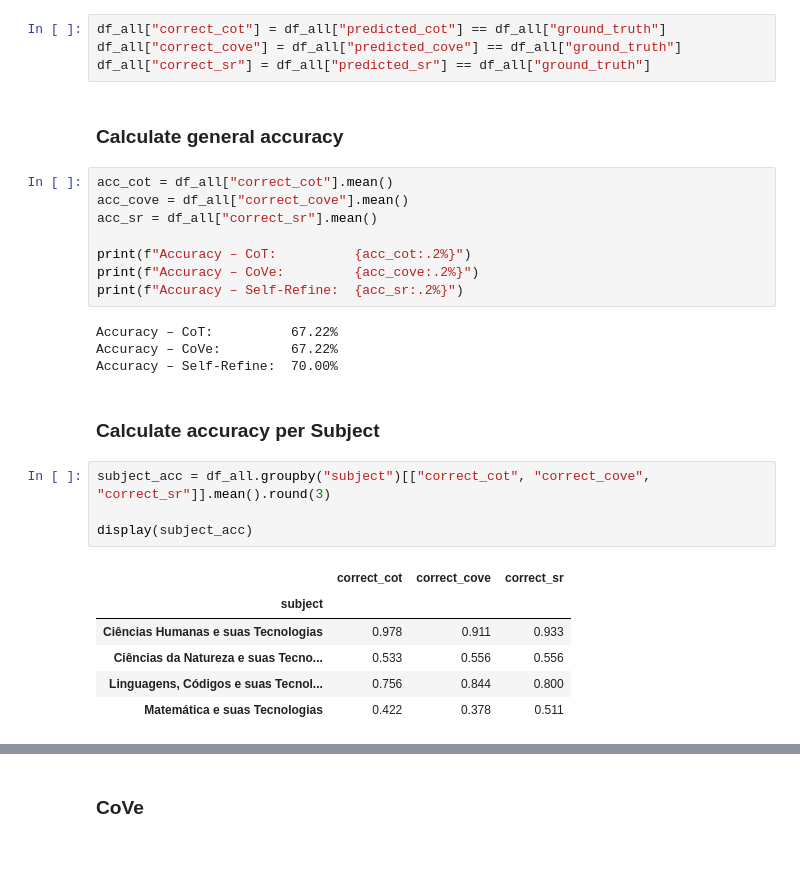
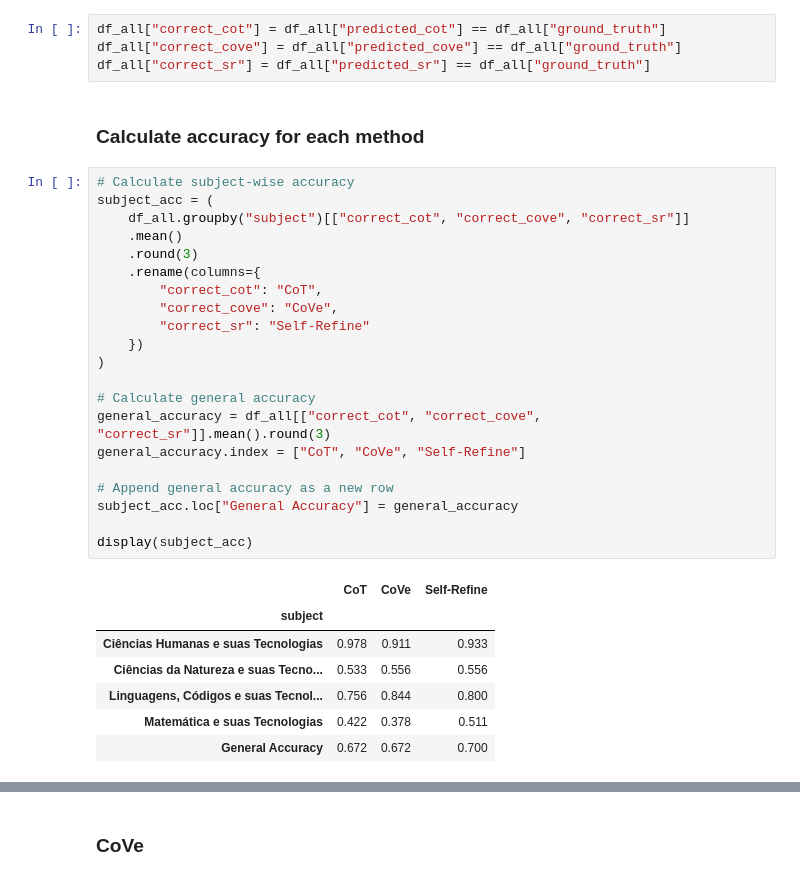
Before and after one commit to rafaelasantana/bachelor-thesis, a Jupyter notebook: Notebooks/ResultAnalysis.ipynb, the cells around one changed output, grey strips where cells are left out. Saved outputs shown, nothing was run; the diff lists cells and outputs as text; blank space fills up the shorter version.

```diff
--- a/Notebooks/ResultAnalysis.ipynb
+++ b/Notebooks/ResultAnalysis.ipynb
@@ -39,30 +30,34 @@ df_all.head()
 df_all["correct_cot"] = df_all["predicted_cot"] == df_all["ground_truth"]
 df_all["correct_cove"] = df_all["predicted_cove"] == df_all["ground_truth"]
 df_all["correct_sr"] = df_all["predicted_sr"] == df_all["ground_truth"]
-# %% [markdown]
-### Calculate general accuracy
-# %%
-acc_cot = df_all["correct_cot"].mean()
-acc_cove = df_all["correct_cove"].mean()
-acc_sr = df_all["correct_sr"].mean()
-
-print(f"Accuracy – CoT:          {acc_cot:.2%}")
-print(f"Accuracy – CoVe:         {acc_cove:.2%}")
-print(f"Accuracy – Self-Refine:  {acc_sr:.2%}")
-# %% [output]
-Accuracy – CoT:          67.22%
-Accuracy – CoVe:         67.22%
-Accuracy – Self-Refine:  70.00%
 # %% [markdown]
-### Calculate accuracy per Subject
+### Calculate accuracy for each method
 # %%
-subject_acc = df_all.groupby("subject")[["correct_cot", "correct_cove", "correct_sr"]].mean().round(3)
+# Calculate subject-wise accuracy
+subject_acc = (
+    df_all.groupby("subject")[["correct_cot", "correct_cove", "correct_sr"]]
+    .mean()
+    .round(3)
+    .rename(columns={
+        "correct_cot": "CoT",
+        "correct_cove": "CoVe",
+        "correct_sr": "Self-Refine"
+    })
+)
+
+# Calculate general accuracy
+general_accuracy = df_all[["correct_cot", "correct_cove", "correct_sr"]].mean().round(3)
+general_accuracy.index = ["CoT", "CoVe", "Self-Refine"]
+
+# Append general accuracy as a new row
+subject_acc.loc["General Accuracy"] = general_accuracy
 
 display(subject_acc)
 # %% [output]
-|  | correct_cot | correct_cove | correct_sr |
+|  | CoT | CoVe | Self-Refine |
 | subject |  |  |  |
 | Ciências Humanas e suas Tecnologias | 0.978 | 0.911 | 0.933 |
 | Ciências da Natureza e suas Tecno... | 0.533 | 0.556 | 0.556 |
 | Linguagens, Códigos e suas Tecnol... | 0.756 | 0.844 | 0.800 |
 | Matemática e suas Tecnologias | 0.422 | 0.378 | 0.511 |
+| General Accuracy | 0.672 | 0.672 | 0.700 |
```
Also changed, not shown: parts of 9 cells of this notebook, 1 other file.
